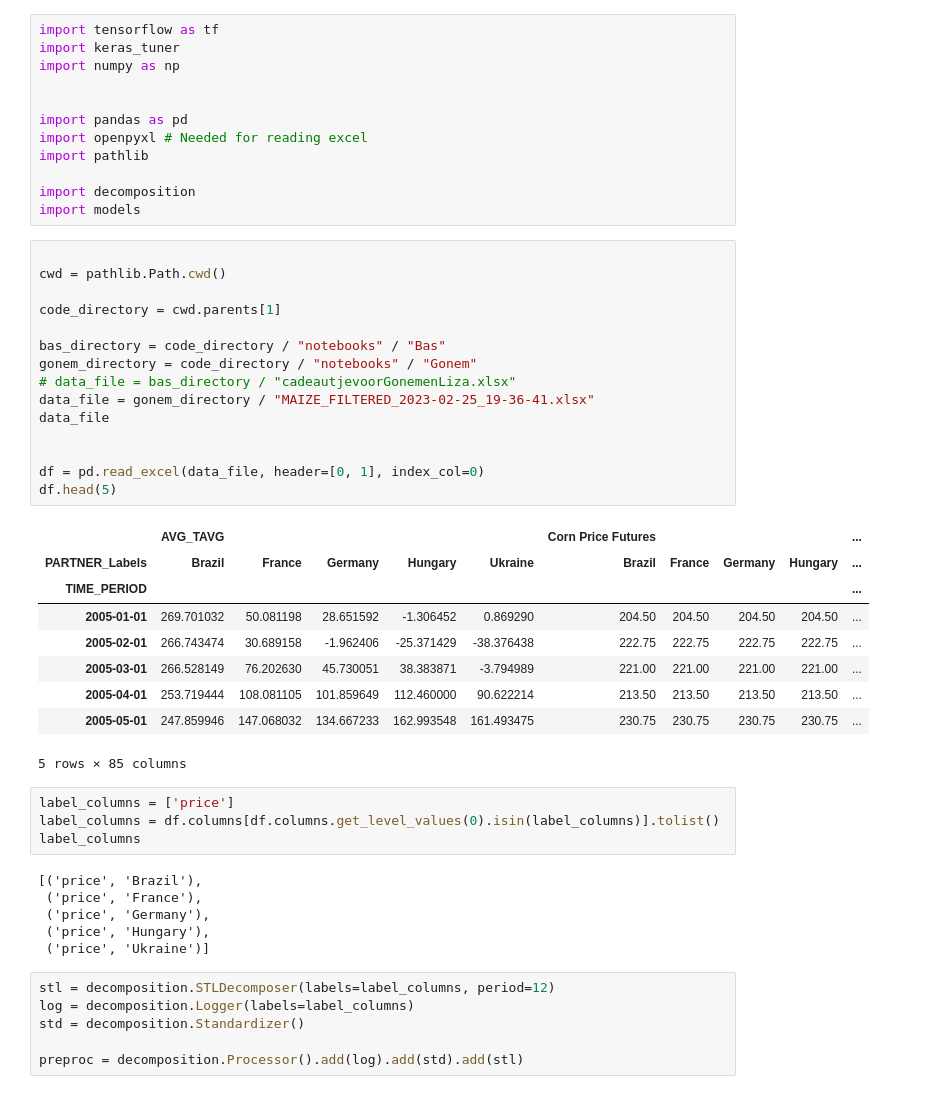
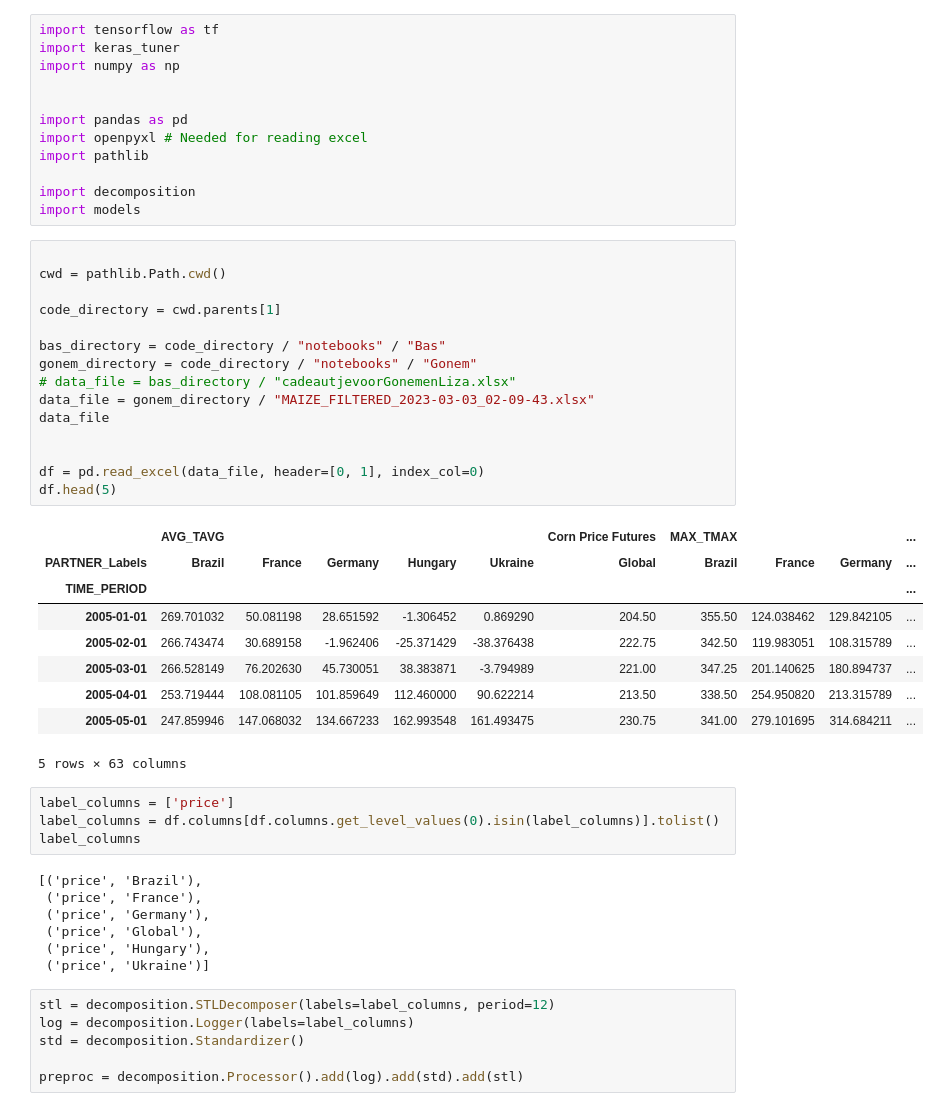
Before and after one commit to Gogonemnem/erasmus-university-rotterdam-assignments, a Jupyter notebook: code/notebooks/Gonem/run.ipynb, the cells around one changed output. Cells and saved outputs as stored; diff of their text form.

```diff
--- a/code/notebooks/Gonem/run.ipynb
+++ b/code/notebooks/Gonem/run.ipynb
@@ -13,28 +13,28 @@ import models
 # %%
 
 cwd = pathlib.Path.cwd()
 
 code_directory = cwd.parents[1]
 
 bas_directory = code_directory / "notebooks" / "Bas"
 gonem_directory = code_directory / "notebooks" / "Gonem"
 # data_file = bas_directory / "cadeautjevoorGonemenLiza.xlsx"
-data_file = gonem_directory / "MAIZE_FILTERED_2023-02-25_19-36-41.xlsx"
+data_file = gonem_directory / "MAIZE_FILTERED_2023-03-03_02-09-43.xlsx"
 data_file
 
 
 df = pd.read_excel(data_file, header=[0, 1], index_col=0)
 df.head(5)
 # %% [output]
-|  | AVG_TAVG |  |  |  |  | Corn Price Futures |  |  |  | ... |
-| PARTNER_Labels | Brazil | France | Germany | Hungary | Ukraine | Brazil | France | Germany | Hungary | ... |
+|  | AVG_TAVG |  |  |  |  | Corn Price Futures | MAX_TMAX |  |  | ... |
+| PARTNER_Labels | Brazil | France | Germany | Hungary | Ukraine | Global | Brazil | France | Germany | ... |
 | TIME_PERIOD |  |  |  |  |  |  |  |  |  | ... |
-| 2005-01-01 | 269.701032 | 50.081198 | 28.651592 | -1.306452 | 0.869290 | 204.50 | 204.50 | 204.50 | 204.50 | ... |
-| 2005-02-01 | 266.743474 | 30.689158 | -1.962406 | -25.371429 | -38.376438 | 222.75 | 222.75 | 222.75 | 222.75 | ... |
-| 2005-03-01 | 266.528149 | 76.202630 | 45.730051 | 38.383871 | -3.794989 | 221.00 | 221.00 | 221.00 | 221.00 | ... |
-| 2005-04-01 | 253.719444 | 108.081105 | 101.859649 | 112.460000 | 90.622214 | 213.50 | 213.50 | 213.50 | 213.50 | ... |
-| 2005-05-01 | 247.859946 | 147.068032 | 134.667233 | 162.993548 | 161.493475 | 230.75 | 230.75 | 230.75 | 230.75 | ... |
+| 2005-01-01 | 269.701032 | 50.081198 | 28.651592 | -1.306452 | 0.869290 | 204.50 | 355.50 | 124.038462 | 129.842105 | ... |
+| 2005-02-01 | 266.743474 | 30.689158 | -1.962406 | -25.371429 | -38.376438 | 222.75 | 342.50 | 119.983051 | 108.315789 | ... |
+| 2005-03-01 | 266.528149 | 76.202630 | 45.730051 | 38.383871 | -3.794989 | 221.00 | 347.25 | 201.140625 | 180.894737 | ... |
+| 2005-04-01 | 253.719444 | 108.081105 | 101.859649 | 112.460000 | 90.622214 | 213.50 | 338.50 | 254.950820 | 213.315789 | ... |
+| 2005-05-01 | 247.859946 | 147.068032 | 134.667233 | 162.993548 | 161.493475 | 230.75 | 341.00 | 279.101695 | 314.684211 | ... |
-5 rows × 85 columns
+5 rows × 63 columns
 # %%
 label_columns = ['price']
 label_columns = df.columns[df.columns.get_level_values(0).isin(label_columns)].tolist()
@@ -43,6 +43,7 @@ label_columns
 [('price', 'Brazil'),
  ('price', 'France'),
  ('price', 'Germany'),
+ ('price', 'Global'),
  ('price', 'Hungary'),
  ('price', 'Ukraine')]
 # %%
```
Also changed, not shown: parts of 14 cells of this notebook.
